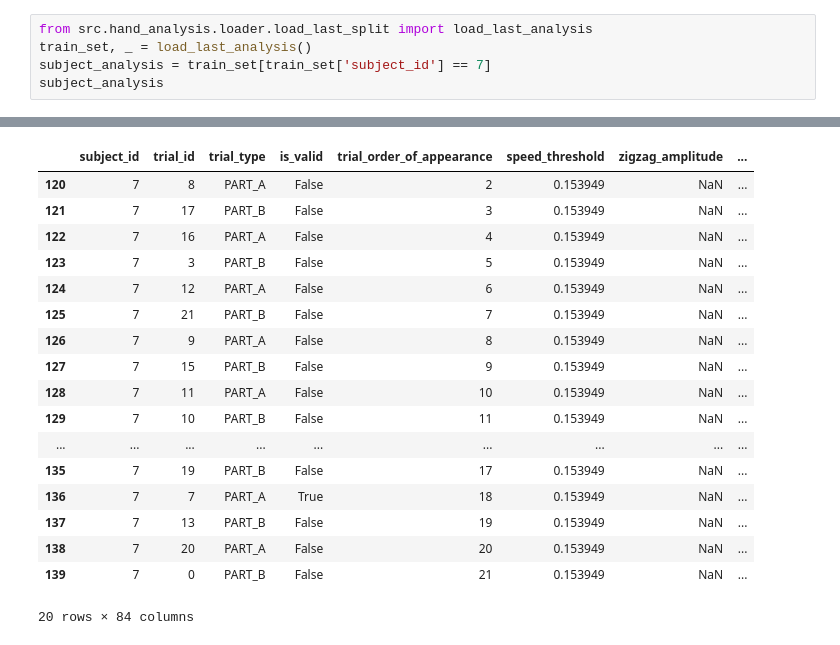
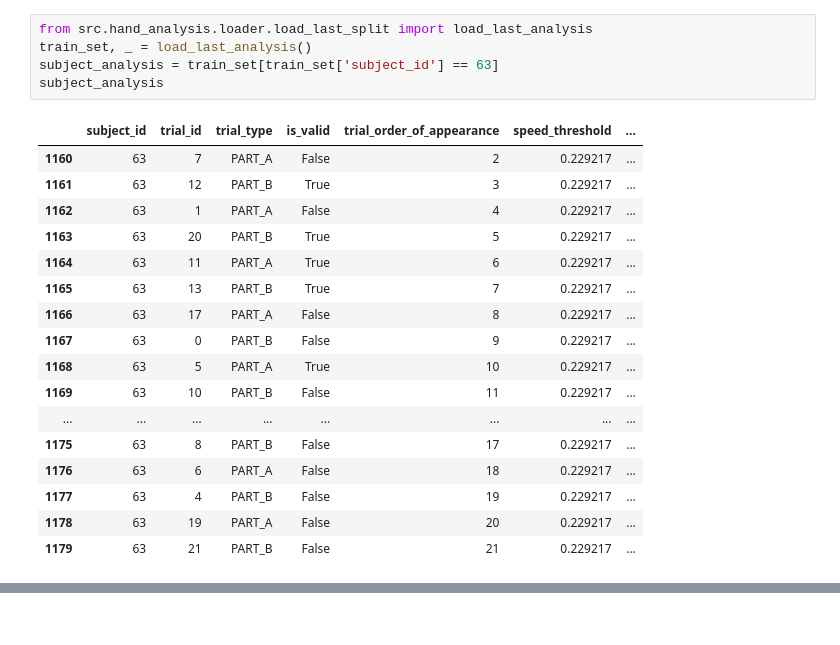
Before and after one commit to gianluca-capelo/tmt-analysis, a Jupyter notebook: notebooks/check_subject.ipynb, the cells around one changed output, grey strips where cells are left out. Saved outputs shown, nothing was run; the diff lists cells and outputs as text.

```diff
--- a/notebooks/check_subject.ipynb
+++ b/notebooks/check_subject.ipynb
@@ -142,6 +131,23 @@ def plot_with_color(trial: TMTTrial, canvas_size: int, target_radius: float, col
 # %%
 from src.hand_analysis.loader.load_last_split import load_last_analysis
 train_set, _ = load_last_analysis()
-subject_analysis = train_set[train_set['subject_id'] == 7]
+subject_analysis = train_set[train_set['subject_id'] == 63]
 subject_analysis
 # %% [output]
+|  | subject_id | trial_id | trial_type | is_valid | trial_order_of_appearance | speed_threshold | ... |
+| 1160 | 63 | 7 | PART_A | False | 2 | 0.229217 | ... |
+| 1161 | 63 | 12 | PART_B | True | 3 | 0.229217 | ... |
+| 1162 | 63 | 1 | PART_A | False | 4 | 0.229217 | ... |
+| 1163 | 63 | 20 | PART_B | True | 5 | 0.229217 | ... |
+| 1164 | 63 | 11 | PART_A | True | 6 | 0.229217 | ... |
+| 1165 | 63 | 13 | PART_B | True | 7 | 0.229217 | ... |
+| 1166 | 63 | 17 | PART_A | False | 8 | 0.229217 | ... |
+| 1167 | 63 | 0 | PART_B | False | 9 | 0.229217 | ... |
+| 1168 | 63 | 5 | PART_A | True | 10 | 0.229217 | ... |
+| 1169 | 63 | 10 | PART_B | False | 11 | 0.229217 | ... |
+| ... | ... | ... | ... | ... | ... | ... | ... |
+| 1175 | 63 | 8 | PART_B | False | 17 | 0.229217 | ... |
+| 1176 | 63 | 6 | PART_A | False | 18 | 0.229217 | ... |
+| 1177 | 63 | 4 | PART_B | False | 19 | 0.229217 | ... |
+| 1178 | 63 | 19 | PART_A | False | 20 | 0.229217 | ... |
+| 1179 | 63 | 21 | PART_B | False | 21 | 0.229217 | ... |
@@ -149,21 +155,3 @@ subject_analysis
-|  | subject_id | trial_id | trial_type | is_valid | trial_order_of_appearance | speed_threshold | zigzag_amplitude | ... |
-| 120 | 7 | 8 | PART_A | False | 2 | 0.153949 | NaN | ... |
-| 121 | 7 | 17 | PART_B | False | 3 | 0.153949 | NaN | ... |
-| 122 | 7 | 16 | PART_A | False | 4 | 0.153949 | NaN | ... |
-| 123 | 7 | 3 | PART_B | False | 5 | 0.153949 | NaN | ... |
-| 124 | 7 | 12 | PART_A | False | 6 | 0.153949 | NaN | ... |
-| 125 | 7 | 21 | PART_B | False | 7 | 0.153949 | NaN | ... |
-| 126 | 7 | 9 | PART_A | False | 8 | 0.153949 | NaN | ... |
-| 127 | 7 | 15 | PART_B | False | 9 | 0.153949 | NaN | ... |
-| 128 | 7 | 11 | PART_A | False | 10 | 0.153949 | NaN | ... |
-| 129 | 7 | 10 | PART_B | False | 11 | 0.153949 | NaN | ... |
-| ... | ... | ... | ... | ... | ... | ... | ... | ... |
-| 135 | 7 | 19 | PART_B | False | 17 | 0.153949 | NaN | ... |
-| 136 | 7 | 7 | PART_A | True | 18 | 0.153949 | NaN | ... |
-| 137 | 7 | 13 | PART_B | False | 19 | 0.153949 | NaN | ... |
-| 138 | 7 | 20 | PART_A | False | 20 | 0.153949 | NaN | ... |
-| 139 | 7 | 0 | PART_B | False | 21 | 0.153949 | NaN | ... |
-20 rows × 84 columns
 # %%
 for trial in subject.testing_trials:
     print("Trial ID:", trial.id)
```
Also changed, not shown: parts of 5 cells of this notebook, 11 other files.
